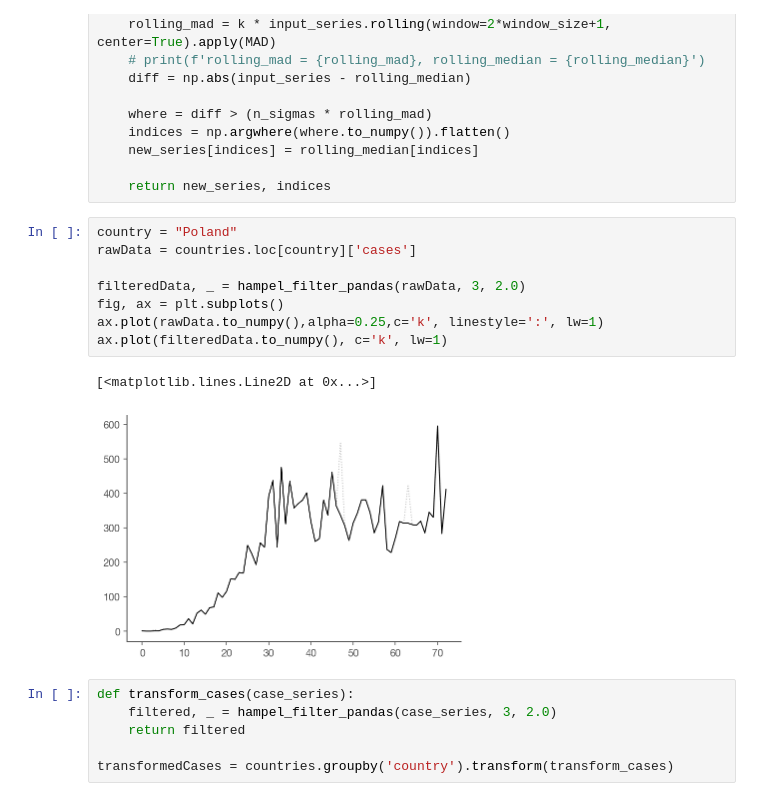
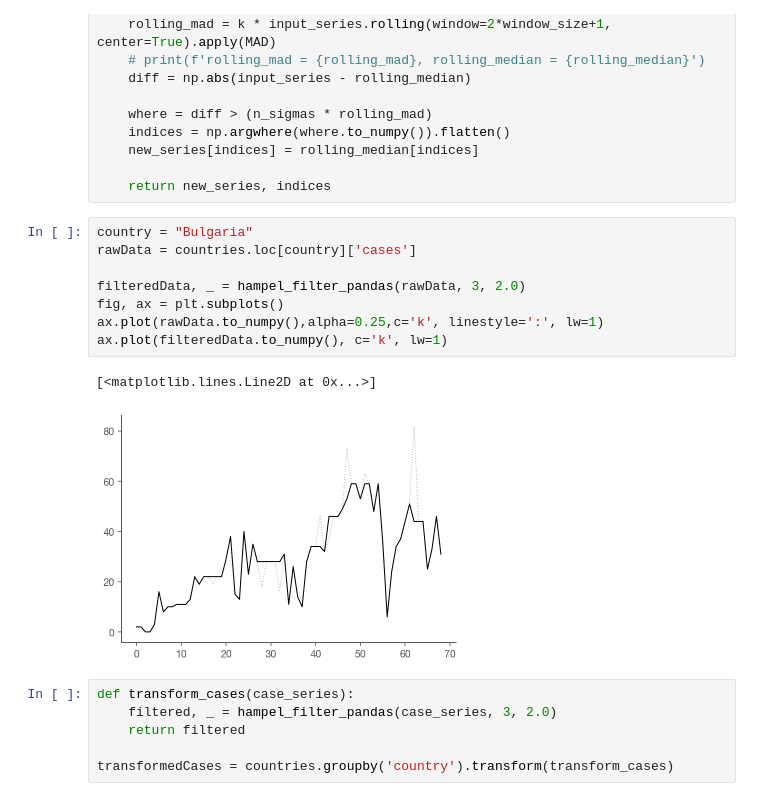
Before and after one commit to maciekrt/covid-19, a Jupyter notebook: Realtime Rt mcmc.ipynb, the cells around one changed output. Saved outputs shown, nothing was run; the diff lists cells and outputs as text.

```diff
--- a/Realtime Rt mcmc.ipynb
+++ b/Realtime Rt mcmc.ipynb
@@ -107,16 +107,16 @@ def hampel_filter_pandas(input_series, window_size, n_sigmas=3.0):
 
     return new_series, indices
 # %%
-country = "Poland"
+country = "Bulgaria"
 rawData = countries.loc[country]['cases']
 
 filteredData, _ = hampel_filter_pandas(rawData, 3, 2.0)
 fig, ax = plt.subplots()
 ax.plot(rawData.to_numpy(),alpha=0.25,c='k', linestyle=':', lw=1)
 ax.plot(filteredData.to_numpy(), c='k', lw=1)
 # %% [output]
 [<matplotlib.lines.Line2D at 0x...>]
-[figure, old version]
+[figure, new version]
 # %%
 def transform_cases(case_series):
     filtered, _ = hampel_filter_pandas(case_series, 3, 2.0)
```
Also changed, not shown: parts of 3 cells of this notebook, 1 other file.
